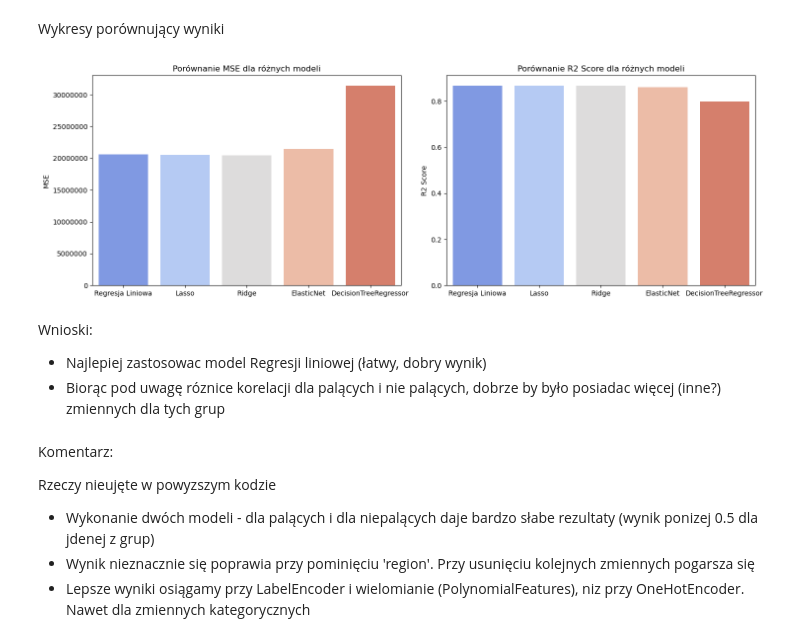
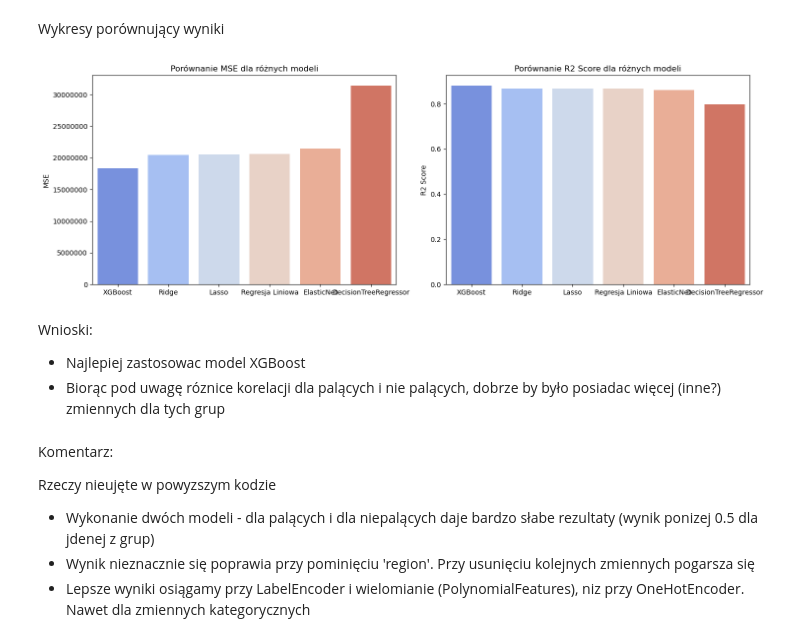
Before and after one commit to infoshareacademy/jdszr12-4code, a Jupyter notebook: insurance - draft.ipynb, the cells around one changed output. Cells and saved outputs as stored; diff of their text form; code cells hidden in the pictures.

Commit message:
Added insurance.csv adn changed insurance - draft.ipynb (added XGBoost)

```diff
--- a/insurance - draft.ipynb
+++ b/insurance - draft.ipynb
@@ -395,0 +422,35 @@ R2 = 0.7974979718524183
+# %%
+numeric_features = ['age', 'bmi', 'sex', 'smoker', 'region', 'children']
+numeric_transformer = PolynomialFeatures(degree=2)
+
+preprocessor = ColumnTransformer(
+    transformers=[
+        ('num', numeric_transformer, numeric_features)])
+
+# Dopasowanie transformacji i transformacja danych treningowych
+X_train_transformed = preprocessor.fit_transform(X_train)
+
+# Pobranie nazw cech po transformacji
+feature_names = preprocessor.named_transformers_['num'].get_feature_names_out(input_features=numeric_features)
+
+# Konwersja danych przekształconych na DataFrame z nazwami cech
+X_train_transformed_df = pd.DataFrame(X_train_transformed, columns=feature_names)
+
+# Inicjalizacja regresora XGBoost
+xg_reg = xgb.XGBRegressor(random_state=42, objective='reg:squarederror', max_depth=4, learning_rate=0.05)
+
+# Trenowanie modelu XGBoost na danych przekształconych
+model_xgb = xg_reg.fit(X_train_transformed_df, y_train)
+
+# Transformacja danych testowych
+X_test_transformed = preprocessor.transform(X_test)
+
+# Predykcja na zbiorze testowym dla XGBoost
+y_pred_xgb = model_xgb.predict(X_test_transformed)
+
+# Wyniki dla modelu regresji XGBoost
+mse_xgb = mean_squared_error(y_test, y_pred_xgb)
+r2_xgb = r2_score(y_test, y_pred_xgb)
+
+# Wyświetlenie wyników
+print(f'MSE = {mse_xgb}\nR2 = {r2_xgb}')
@@ -396,9 +470,9 @@ R2 = 0.7974979718524183
 # %% [markdown]
 ### Zestawienie wyników
 # %%
-results = pd.DataFrame({'Model': ['Regresja Liniowa', 'Lasso', 'Ridge', 'ElasticNet', 'DecisionTreeRegressor'],
-                        'MSE': [mse_lr, mse_lasso, mse_ridge, mse_enet, mse_tree],
-                        'R2 Score': [r2_lr, r2_lasso, r2_ridge, r2_enet, r2_tree]})
+results = pd.DataFrame({'Model': ['Regresja Liniowa', 'Lasso', 'Ridge', 'ElasticNet', 'DecisionTreeRegressor', 'XGBoost'],
+                        'MSE': [mse_lr, mse_lasso, mse_ridge, mse_enet, mse_tree, mse_xgb],
+                        'R2 Score': [r2_lr, r2_lasso, r2_ridge, r2_enet, r2_tree, r2_xgb]})
 
 # Zmiana wyświetlania notacji naukowe na float
 pd.options.display.float_format = '{:.2f}'.format
@@ -416,27 +511,27 @@ Wykresy porównujący wyniki
 # %%
 plt.figure(figsize=(15, 5))
 
 plt.subplot(1, 2, 1)
-sns.barplot(x='Model', y='MSE', data=results, palette='coolwarm')
+sns.barplot(x='Model', y='MSE', data=results.sort_values('MSE'), palette='coolwarm')
 plt.title('Porównanie MSE dla różnych modeli')
 plt.xlabel('')
 plt.ylabel('MSE')
 plt.ticklabel_format(style='plain', axis='y')
 
 plt.subplot(1, 2, 2)
-sns.barplot(x='Model', y='R2 Score', data=results, palette='coolwarm')
+sns.barplot(x='Model', y='R2 Score', data=results.sort_values('R2 Score', ascending=False), palette='coolwarm')
 plt.title('Porównanie R2 Score dla różnych modeli')
 plt.xlabel('')
 plt.ylabel('R2 Score')
 
 plt.tight_layout()
 plt.show()
 # %% [output]
-[figure, old version]
+[figure, new version]
 # %% [markdown]
 Wnioski:
 
-- Najlepiej zastosowac model Regresji liniowej (łatwy, dobry wynik)
+- Najlepiej zastosowac model XGBoost
 - Biorąc pod uwagę róznice korelacji dla palących i nie palących, dobrze by było posiadac więcej (inne?) zmiennych dla tych grup
 # %% [markdown]
 Komentarz:
```
Also changed, not shown: parts of 34 cells of this notebook, 1 other file.
